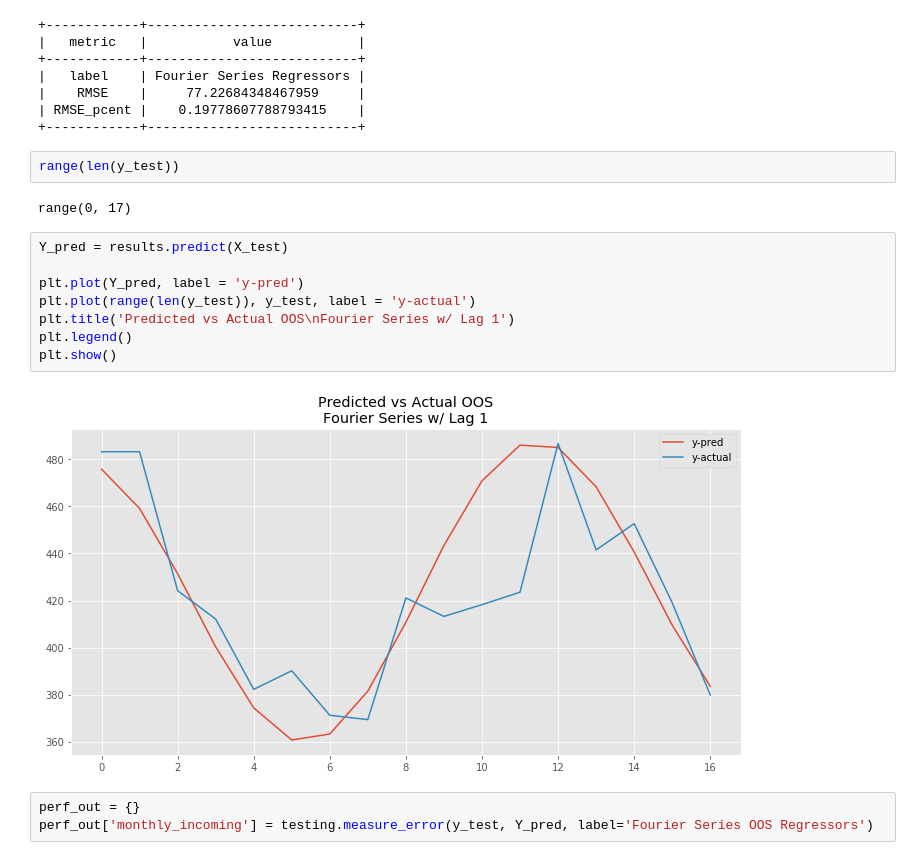
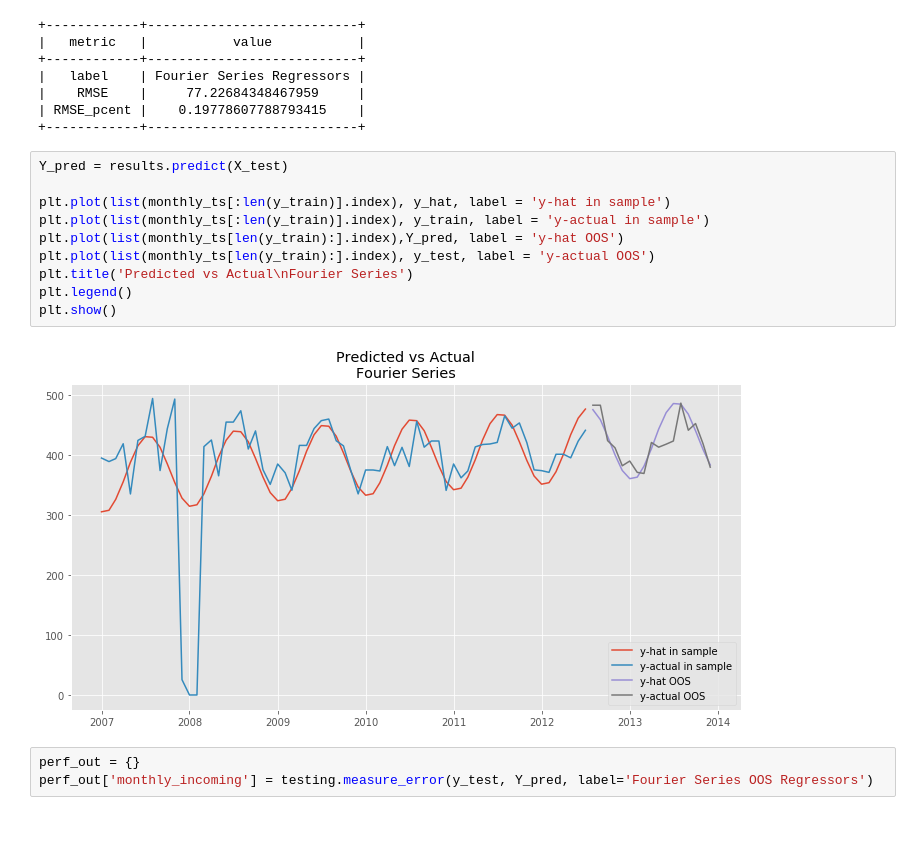
Before and after one commit to harizhisham/amarcord-1, a Jupyter notebook: local_amarcord_data_dd.ipynb, the cells around one changed output. Drawn from its saved outputs; the diff is of its cells as text; blank space fills up the shorter version.

```diff
--- a/local_amarcord_data_dd.ipynb
+++ b/local_amarcord_data_dd.ipynb
@@ -472,20 +495,18 @@ perf_in['monthly_incoming'] = testing.measure_error(y_train, y_hat, label='Fouri
 |    RMSE    |     77.22684348467959     |
 | RMSE_pcent |    0.19778607788793415    |
 +------------+---------------------------+
-# %%
-range(len(y_test))
-# %% [output]
-range(0, 17)
 # %%
 Y_pred = results.predict(X_test)
 
-plt.plot(Y_pred, label = 'y-pred')
-plt.plot(range(len(y_test)), y_test, label = 'y-actual')
-plt.title('Predicted vs Actual OOS\nFourier Series w/ Lag 1')
+plt.plot(list(monthly_ts[:len(y_train)].index), y_hat, label = 'y-hat in sample')
+plt.plot(list(monthly_ts[:len(y_train)].index), y_train, label = 'y-actual in sample')
+plt.plot(list(monthly_ts[len(y_train):].index),Y_pred, label = 'y-hat OOS')
+plt.plot(list(monthly_ts[len(y_train):].index), y_test, label = 'y-actual OOS')
+plt.title('Predicted vs Actual\nFourier Series')
 plt.legend()
 plt.show()
 # %% [output]
-[figure, old version]
+[figure, new version]
 # %%
 perf_out = {}
 perf_out['monthly_incoming'] = testing.measure_error(y_test, Y_pred, label='Fourier Series OOS Regressors')
```
Also changed, not shown: parts of 91 cells of this notebook, 1 other file.
